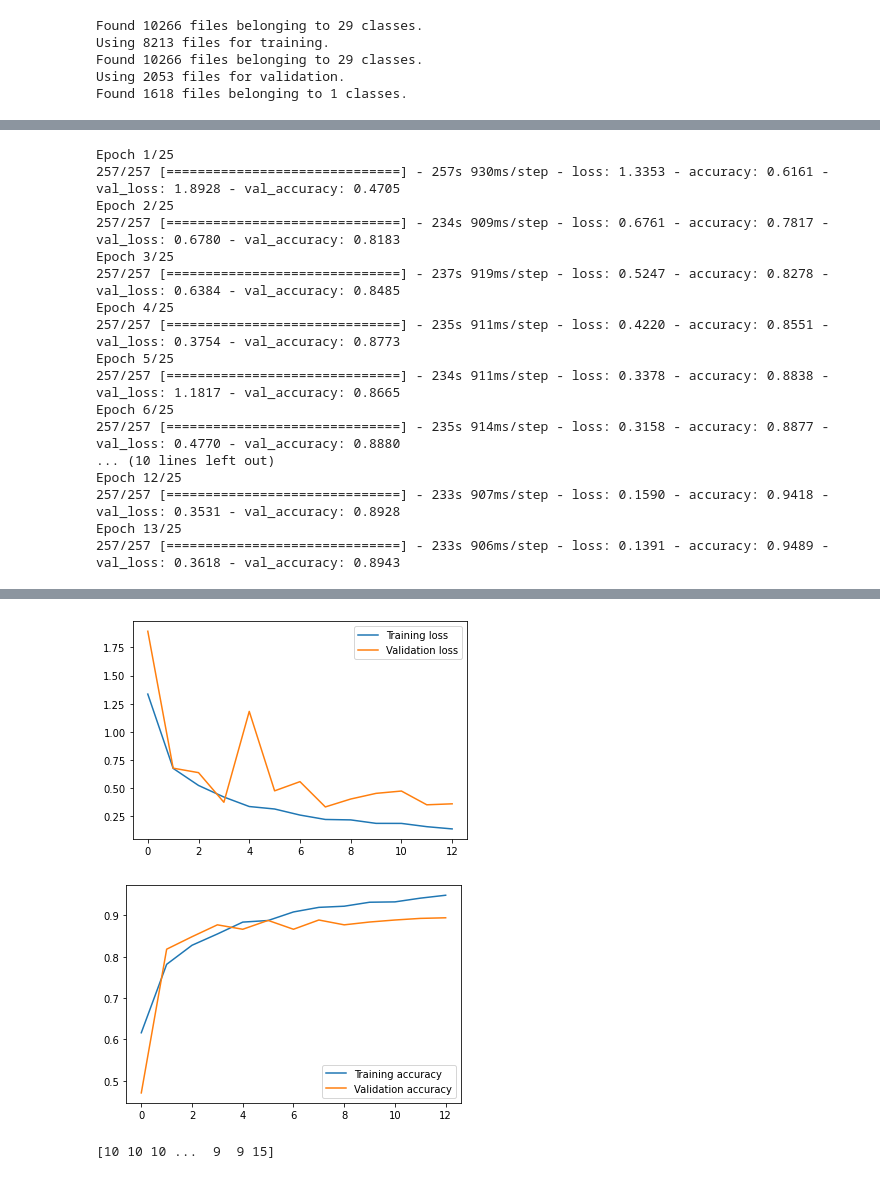
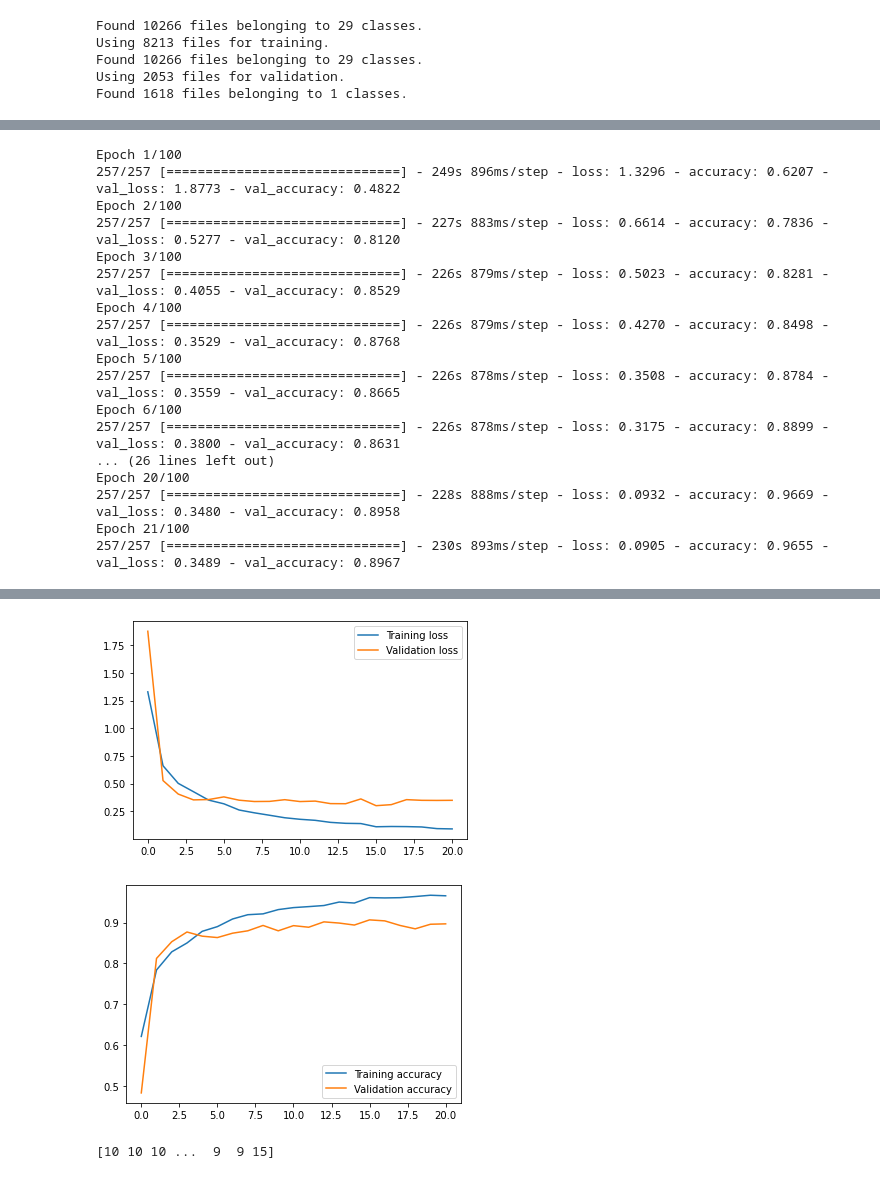
Before and after one commit to advy99/PROYECTO_MD_AA, a Jupyter notebook: algoritmos/JEMM/EfficientNetB2_ImageNet.ipynb, the cells around one changed output, grey strips where cells are left out. Drawn from its saved outputs; the diff is of its cells as text; code cells hidden in the pictures.

```diff
--- a/algoritmos/JEMM/EfficientNetB2_ImageNet.ipynb
+++ b/algoritmos/JEMM/EfficientNetB2_ImageNet.ipynb
@@ -188,7 +202,7 @@ mlflow.tensorflow.autolog()
 with mlflow.start_run():
   callback = EarlyStopping(patience=5,restore_best_weights=True)
   history = model.fit(training,
-                    epochs=25,
+                    epochs=100,
                     validation_data=validation,
                     callbacks=callback)
 
@@ -218,7 +232,7 @@ Epoch 15/25
 ## FINE TUNING: Volvemos a entrenar descongelando algunas capas (menos las BatchNormalization)
 
 def unfreeze_model(model):
-  for layer in model.layers[-20:]:
+  for layer in model.layers[-23:]:
     if not isinstance(layer, BatchNormalization):
       layer.trainable = True
 
@@ -231,26 +245,26 @@ unfreeze_model(model)
 with mlflow.start_run():
   callback = EarlyStopping(patience=5,restore_best_weights=True)
   history = model.fit(training,
-                    epochs=25,
+                    epochs=100,
                     validation_data=validation,
                     callbacks=callback)
 
   mostrarEvolucion(history)
 # %% [output]
-Epoch 1/25
-257/257 [==============================] - 257s 930ms/step - loss: 1.3353 - accuracy: 0.6161 - val_loss: 1.8928 - val_accuracy: 0.4705
-Epoch 2/25
-257/257 [==============================] - 234s 909ms/step - loss: 0.6761 - accuracy: 0.7817 - val_loss: 0.6780 - val_accuracy: 0.8183
-Epoch 3/25
-257/257 [==============================] - 237s 919ms/step - loss: 0.5247 - accuracy: 0.8278 - val_loss: 0.6384 - val_accuracy: 0.8485
-Epoch 4/25
-257/257 [==============================] - 235s 911ms/step - loss: 0.4220 - accuracy: 0.8551 - val_loss: 0.3754 - val_accuracy: 0.8773
-Epoch 5/25
-257/257 [==============================] - 234s 911ms/step - loss: 0.3378 - accuracy: 0.8838 - val_loss: 1.1817 - val_accuracy: 0.8665
-Epoch 6/25
-257/257 [==============================] - 235s 914ms/step - loss: 0.3158 - accuracy: 0.8877 - val_loss: 0.4770 - val_accuracy: 0.8880
-... (10 lines left out)
-Epoch 12/25
-257/257 [==============================] - 233s 907ms/step - loss: 0.1590 - accuracy: 0.9418 - val_loss: 0.3531 - val_accuracy: 0.8928
-Epoch 13/25
-257/257 [==============================] - 233s 906ms/step - loss: 0.1391 - accuracy: 0.9489 - val_loss: 0.3618 - val_accuracy: 0.8943
+Epoch 1/100
+257/257 [==============================] - 249s 896ms/step - loss: 1.3296 - accuracy: 0.6207 - val_loss: 1.8773 - val_accuracy: 0.4822
+Epoch 2/100
+257/257 [==============================] - 227s 883ms/step - loss: 0.6614 - accuracy: 0.7836 - val_loss: 0.5277 - val_accuracy: 0.8120
+Epoch 3/100
+257/257 [==============================] - 226s 879ms/step - loss: 0.5023 - accuracy: 0.8281 - val_loss: 0.4055 - val_accuracy: 0.8529
+Epoch 4/100
+257/257 [==============================] - 226s 879ms/step - loss: 0.4270 - accuracy: 0.8498 - val_loss: 0.3529 - val_accuracy: 0.8768
+Epoch 5/100
+257/257 [==============================] - 226s 878ms/step - loss: 0.3508 - accuracy: 0.8784 - val_loss: 0.3559 - val_accuracy: 0.8665
+Epoch 6/100
+257/257 [==============================] - 226s 878ms/step - loss: 0.3175 - accuracy: 0.8899 - val_loss: 0.3800 - val_accuracy: 0.8631
+... (26 lines left out)
+Epoch 20/100
+257/257 [==============================] - 228s 888ms/step - loss: 0.0932 - accuracy: 0.9669 - val_loss: 0.3480 - val_accuracy: 0.8958
+Epoch 21/100
+257/257 [==============================] - 230s 893ms/step - loss: 0.0905 - accuracy: 0.9655 - val_loss: 0.3489 - val_accuracy: 0.8967
@@ -258,5 +272,5 @@ Epoch 13/25
-[figure, old version]
+[figure, new version]
-[figure, old version]
+[figure, new version]
 # %%
 ## Predecimos las clases
 y_pred = model.predict(test)
```
Also changed, not shown: parts of 6 cells of this notebook, 1 other file.
